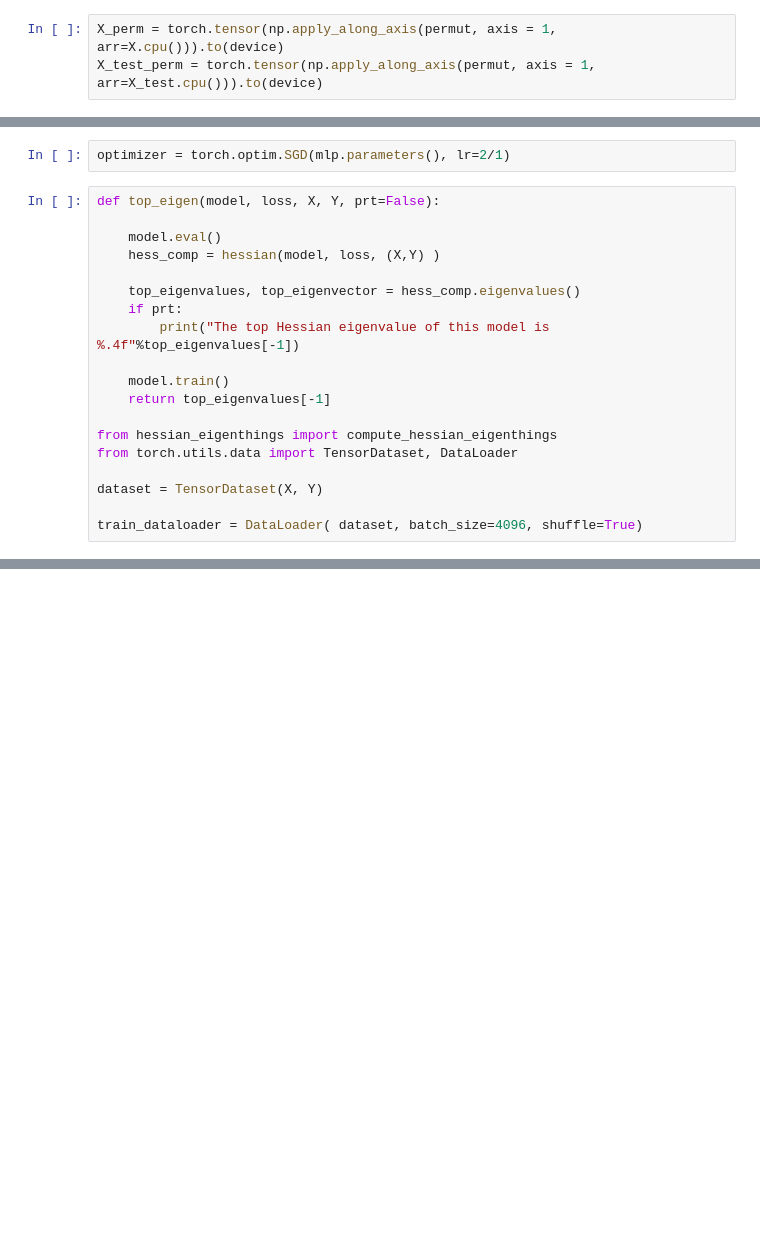
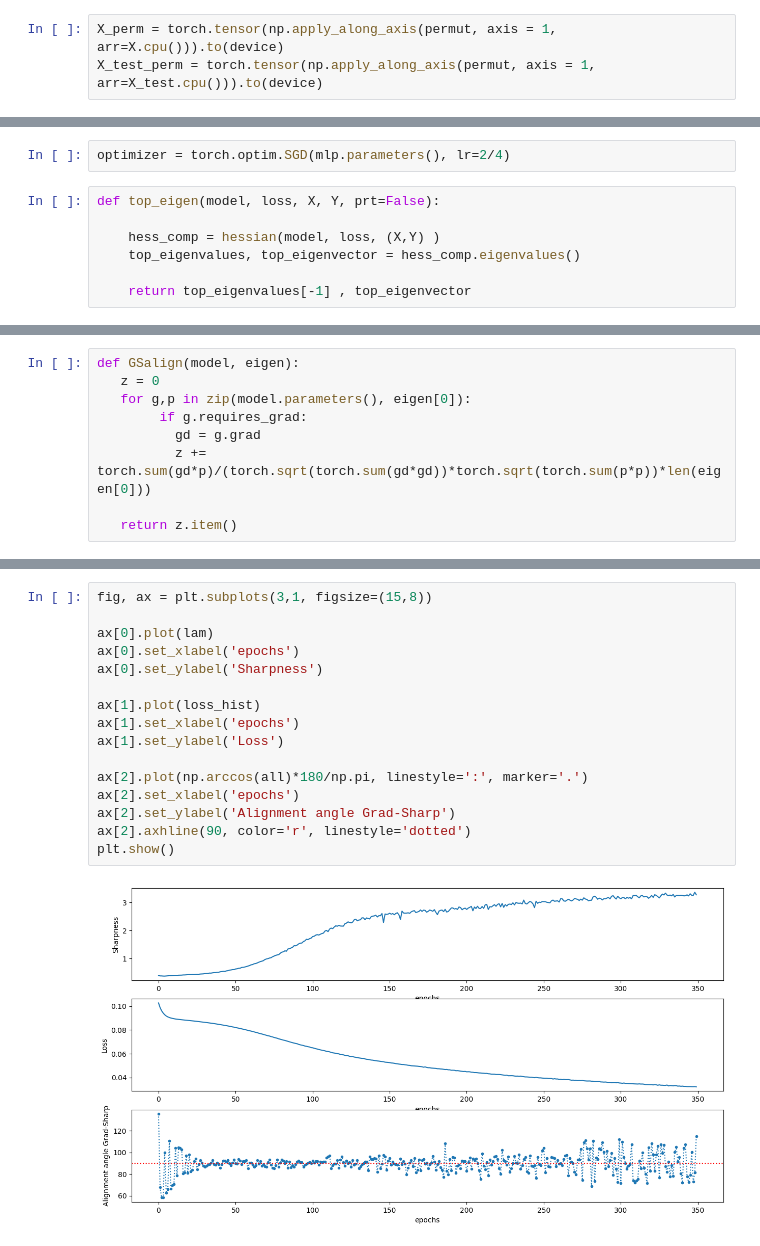
Before and after one commit to alessandrobreccia99/Infinite_width_Continual_Learning, a Jupyter notebook: Data.ipynb, the cells around one changed output, grey strips where cells are left out. Drawn from its saved outputs; the diff is of its cells as text; blank space fills up the shorter version.

Commit message:
GSalign

```diff
--- a/Data.ipynb
+++ b/Data.ipynb
@@ -98,25 +98,13 @@ Estimated Total Size (MB): 0.50
 ----------------------------------------------------------------
 # %%
-optimizer = torch.optim.SGD(mlp.parameters(), lr=2/1)
+optimizer = torch.optim.SGD(mlp.parameters(), lr=2/4)
 # %%
 def top_eigen(model, loss, X, Y, prt=False):
 
-    model.eval()
     hess_comp = hessian(model, loss, (X,Y) )
+    top_eigenvalues, top_eigenvector = hess_comp.eigenvalues()
 
-    top_eigenvalues, top_eigenvector = hess_comp.eigenvalues()
-    if prt:
-        print("The top Hessian eigenvalue of this model is %.4f"%top_eigenvalues[-1])
-
-    model.train()
-    return top_eigenvalues[-1]
-
-from hessian_eigenthings import compute_hessian_eigenthings
-from torch.utils.data import TensorDataset, DataLoader
-
-dataset = TensorDataset(X, Y)
-
-train_dataloader = DataLoader( dataset, batch_size=4096, shuffle=True)
+    return top_eigenvalues[-1] , top_eigenvector
 # %%
 MSE = nn.MSELoss()
 
@@ -132,3 +115,12 @@ The top Hessian eigenvalue of this model is 0.6872
+# %%
+def GSalign(model, eigen):
+   z = 0
+   for g,p in zip(model.parameters(), eigen[0]):
+        if g.requires_grad:
+          gd = g.grad
+          z += torch.sum(gd*p)/(torch.sqrt(torch.sum(gd*gd))*torch.sqrt(torch.sum(p*p))*len(eigen[0]))
+
+   return z.item()
 # %%
 loss_hist = []
 lam = []
@@ -173,0 +184,18 @@ plt.show()
+# %%
+fig, ax = plt.subplots(3,1, figsize=(15,8))
+
+ax[0].plot(lam)
+ax[0].set_xlabel('epochs')
+ax[0].set_ylabel('Sharpness')
+
+ax[1].plot(loss_hist)
+ax[1].set_xlabel('epochs')
+ax[1].set_ylabel('Loss')
+
+ax[2].plot(np.arccos(all)*180/np.pi, linestyle=':', marker='.')
+ax[2].set_xlabel('epochs')
+ax[2].set_ylabel('Alignment angle Grad-Sharp')
+ax[2].axhline(90, color='r', linestyle='dotted')
+plt.show()
+# %% [output]
+[figure, added]
```
Also changed, not shown: parts of 21 cells of this notebook.
